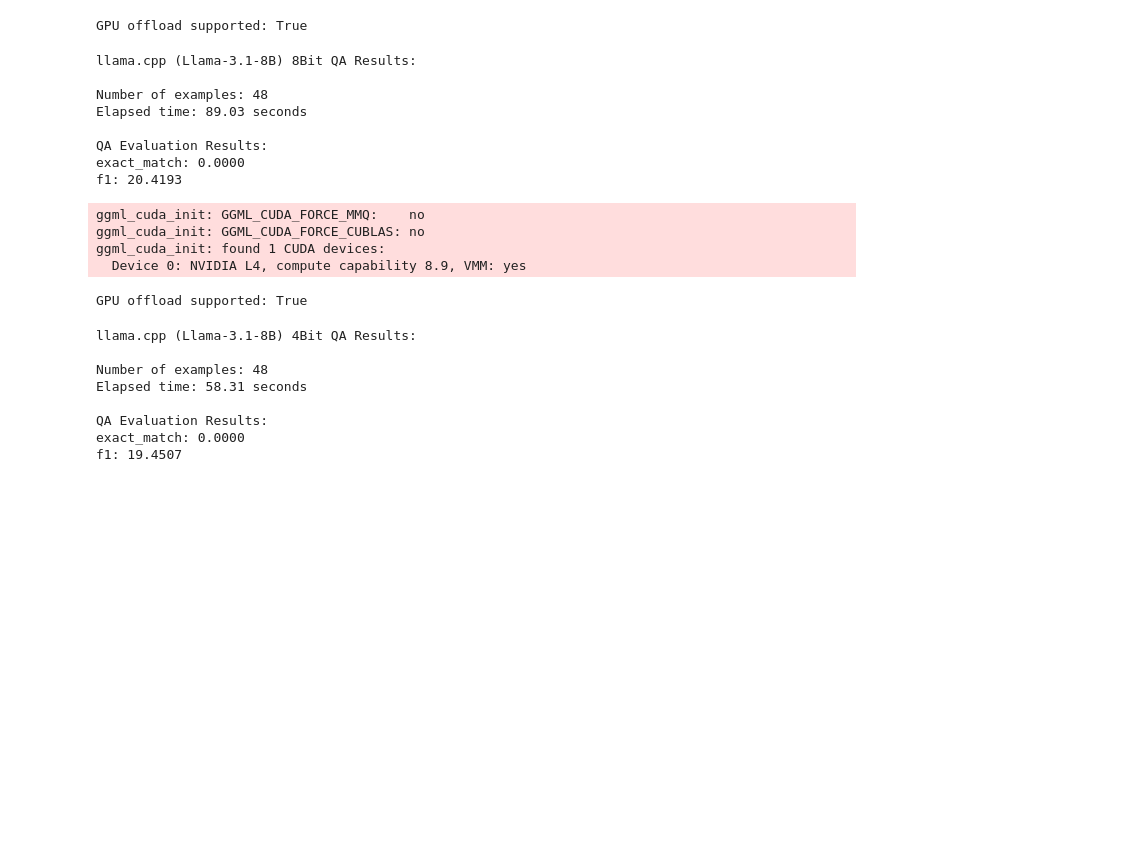
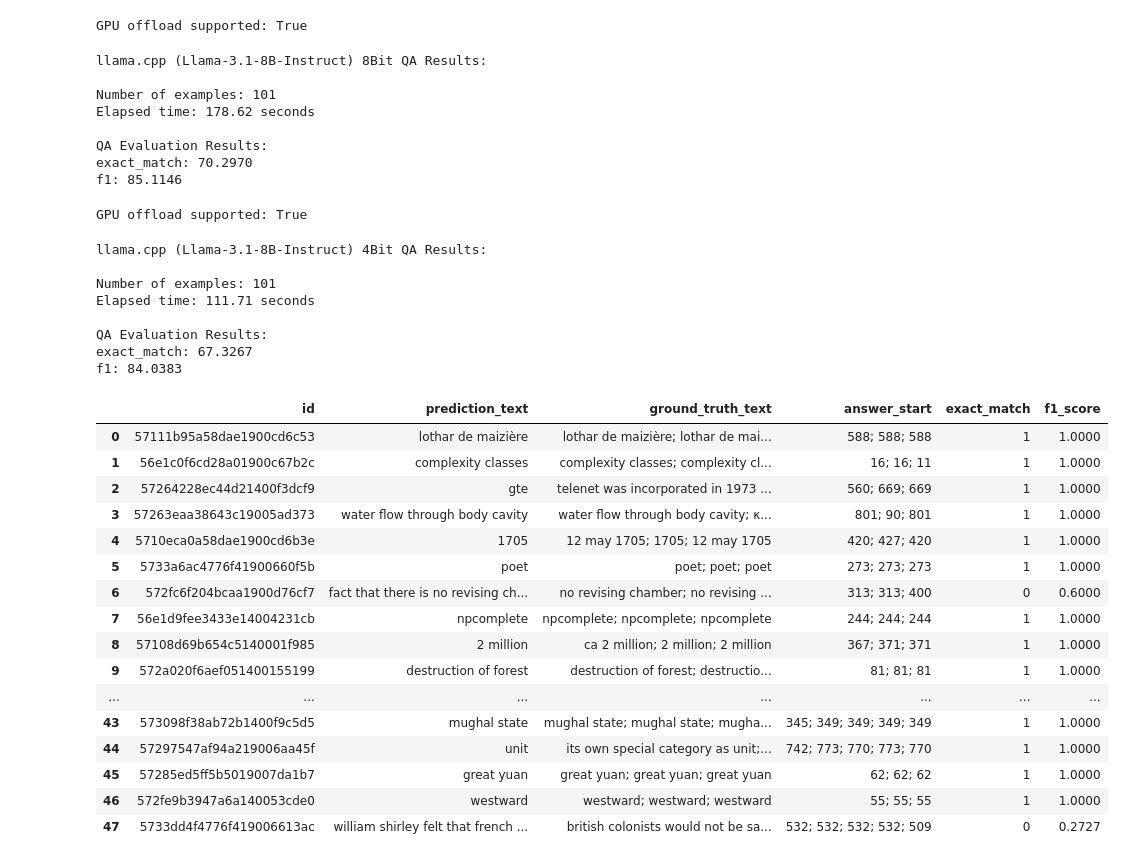
Before and after one commit to slinusc/fast_llm_inference, a Jupyter notebook: llama_cpp.ipynb, the cells around one changed output. Saved outputs shown, nothing was run; the diff lists cells and outputs as text; code cells hidden in the pictures; blank space fills up the shorter version.

```diff
--- a/llama_cpp.ipynb
+++ b/llama_cpp.ipynb
@@ -565,11 +630,11 @@ results, num_examples, elapsed_time = evaluate_qa_with_llama_cpp(
     sampled_questions,
     qa_with_llama_cpp,
     skip_unanswerable=True,
-    verbose=False   # We print it manually below
+    save_path="evaluation_with_predictions_and_references_8bit.csv"
 )
 
 # Print final report
-print("llama.cpp (Llama-3.1-8B) 8Bit QA Results:")
+print("llama.cpp (Llama-3.1-8B-Instruct) 8Bit QA Results:")
 
 print(f"\nNumber of examples: {num_examples}")
 print(f"Elapsed time: {elapsed_time:.2f} seconds")
@@ -577,15 +642,17 @@ print(f"Elapsed time: {elapsed_time:.2f} seconds")
 print("\nQA Evaluation Results:")
 for key, value in results.items():
     print(f"{key}: {value:.4f}")
+
+llm.close()
 # %% [output]
-llama.cpp (Llama-3.1-8B) 8Bit QA Results:
+llama.cpp (Llama-3.1-8B-Instruct) 8Bit QA Results:
 
-Number of examples: 48
-Elapsed time: 89.03 seconds
+Number of examples: 101
+Elapsed time: 178.62 seconds
 
 QA Evaluation Results:
-exact_match: 0.0000
-f1: 20.4193
+exact_match: 70.2970
+f1: 85.1146
 # %%
 from llama_cpp import Llama
 import llama_cpp
@@ -593,31 +660,27 @@ import llama_cpp
 print("GPU offload supported:", llama_cpp.llama_supports_gpu_offload())
 
 # Path to your GGUF model (adjust path if needed)
-model_path = "/home/ubuntu/fast_llm_inference/llama-3.1-8B-gguf/llama-3.1-8B-Q4_K_M.gguf"
+model_path = "/home/ubuntu/fast_llm_inference/llama-3.1-8B-Instruct-gguf/llama-3.1-8B-Instruct-Q4_K_M.gguf"
 
 # Initialize Llama with GPU layers offloaded
 llm = Llama(
     model_path=model_path,
     n_ctx=8192,
-    n_gpu_layers=80,     # Offload to GPU! Adjust as needed based on your VRAM
+    n_gpu_layers=-1,     # Offload to GPU! Adjust as needed based on your VRAM
     verbose=False         # Prints backend info
 )
 # %% [output]
-ggml_cuda_init: GGML_CUDA_FORCE_MMQ:    no
-ggml_cuda_init: GGML_CUDA_FORCE_CUBLAS: no
-ggml_cuda_init: found 1 CUDA devices:
-  Device 0: NVIDIA L4, compute capability 8.9, VMM: yes
+GPU offload supported: True
-GPU offload supported: True
 # %%
 results, num_examples, elapsed_time = evaluate_qa_with_llama_cpp(
     sampled_questions,
     qa_with_llama_cpp,
     skip_unanswerable=True,
-    verbose=False   # We print it manually below
+    save_path="evaluation_with_predictions_and_references_4bit.csv"
 )
 
 # Print final report
-print("llama.cpp (Llama-3.1-8B) 4Bit QA Results:")
+print("llama.cpp (Llama-3.1-8B-Instruct) 4Bit QA Results:")
 
 print(f"\nNumber of examples: {num_examples}")
 print(f"Elapsed time: {elapsed_time:.2f} seconds")
@@ -625,12 +688,41 @@ print(f"Elapsed time: {elapsed_time:.2f} seconds")
 print("\nQA Evaluation Results:")
 for key, value in results.items():
     print(f"{key}: {value:.4f}")
+
+llm.close()
 # %% [output]
-llama.cpp (Llama-3.1-8B) 4Bit QA Results:
+llama.cpp (Llama-3.1-8B-Instruct) 4Bit QA Results:
 
-Number of examples: 48
-Elapsed time: 58.31 seconds
+Number of examples: 101
+Elapsed time: 111.71 seconds
 
 QA Evaluation Results:
-exact_match: 0.0000
-f1: 19.4507
+exact_match: 67.3267
+f1: 84.0383
+# %%
+# load csv results
+
+import pandas as pd
+
+# Load the CSV file
+df = pd.read_csv("evaluation_with_predictions_and_references.csv")
+
+df
+# %% [output]
+|  | id | prediction_text | ground_truth_text | answer_start | exact_match | f1_score |
+| 0 | 57111b95a58dae1900cd6c53 | lothar de maizière | lothar de maizière; lothar de mai... | 588; 588; 588 | 1 | 1.0000 |
+| 1 | 56e1c0f6cd28a01900c67b2c | complexity classes | complexity classes; complexity cl... | 16; 16; 11 | 1 | 1.0000 |
+| 2 | 57264228ec44d21400f3dcf9 | gte | telenet was incorporated in 1973 ... | 560; 669; 669 | 1 | 1.0000 |
+| 3 | 57263eaa38643c19005ad373 | water flow through body cavity | water flow through body cavity; κ... | 801; 90; 801 | 1 | 1.0000 |
+| 4 | 5710eca0a58dae1900cd6b3e | 1705 | 12 may 1705; 1705; 12 may 1705 | 420; 427; 420 | 1 | 1.0000 |
+| 5 | 5733a6ac4776f41900660f5b | poet | poet; poet; poet | 273; 273; 273 | 1 | 1.0000 |
+| 6 | 572fc6f204bcaa1900d76cf7 | fact that there is no revising ch... | no revising chamber; no revising ... | 313; 313; 400 | 0 | 0.6000 |
+| 7 | 56e1d9fee3433e14004231cb | npcomplete | npcomplete; npcomplete; npcomplete | 244; 244; 244 | 1 | 1.0000 |
+| 8 | 57108d69b654c5140001f985 | 2 million | ca 2 million; 2 million; 2 million | 367; 371; 371 | 1 | 1.0000 |
+| 9 | 572a020f6aef051400155199 | destruction of forest | destruction of forest; destructio... | 81; 81; 81 | 1 | 1.0000 |
+| ... | ... | ... | ... | ... | ... | ... |
+| 43 | 573098f38ab72b1400f9c5d5 | mughal state | mughal state; mughal state; mugha... | 345; 349; 349; 349; 349 | 1 | 1.0000 |
+| 44 | 57297547af94a219006aa45f | unit | its own special category as unit;... | 742; 773; 770; 773; 770 | 1 | 1.0000 |
+| 45 | 57285ed5ff5b5019007da1b7 | great yuan | great yuan; great yuan; great yuan | 62; 62; 62 | 1 | 1.0000 |
+| 46 | 572fe9b3947a6a140053cde0 | westward | westward; westward; westward | 55; 55; 55 | 1 | 1.0000 |
+| 47 | 5733dd4f4776f419006613ac | william shirley felt that french ... | british colonists would not be sa... | 532; 532; 532; 532; 509 | 0 | 0.2727 |
```
Also changed, not shown: parts of 8 cells of this notebook, 2 other files.
